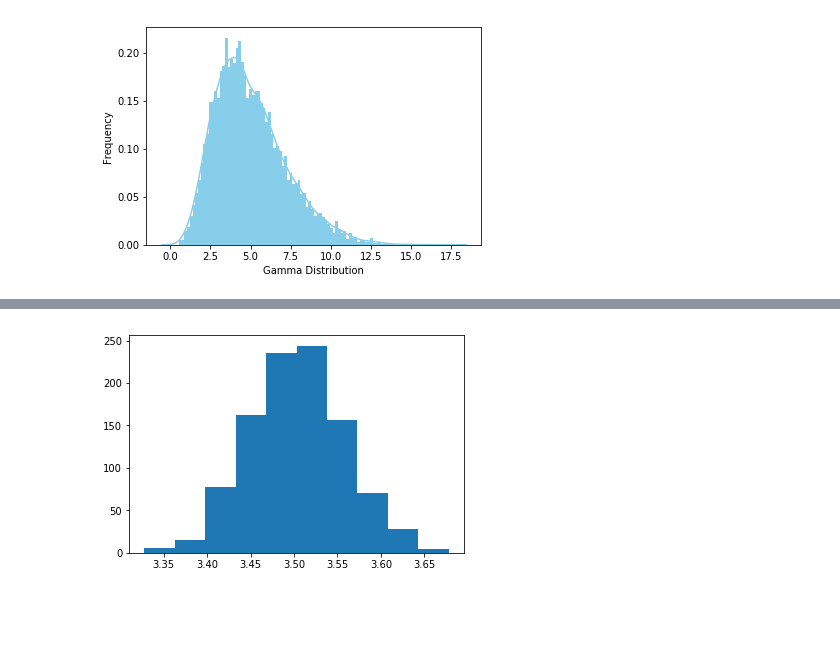
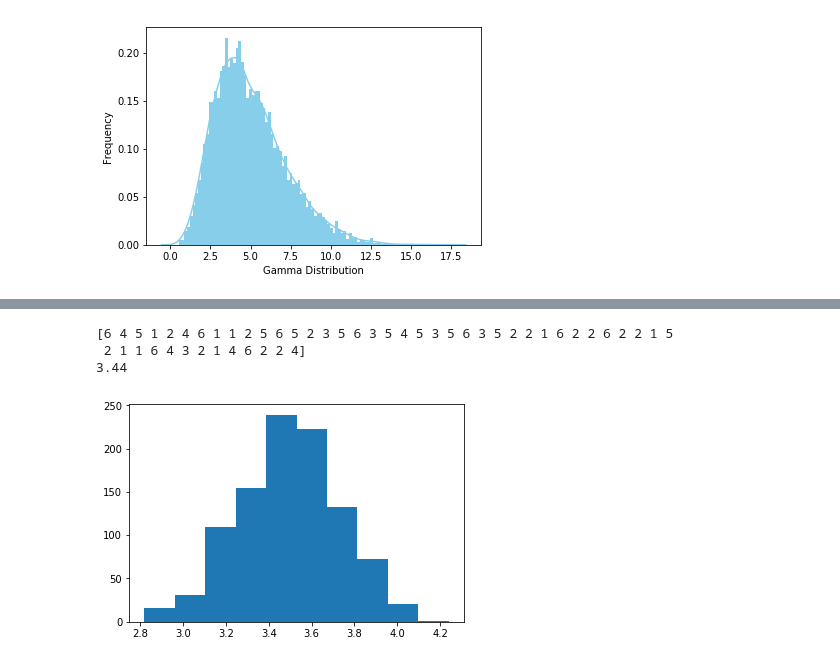
Before and after one commit to sn3fru/datascience_course, a Jupyter notebook: 1-analise-exploratória-basica/01-lendo-dados-e-medidas-centralidade/aula1.ipynb, the cells around one changed output, grey strips where cells are left out. Drawn from its saved outputs; the diff is of its cells as text; code cells hidden in the pictures; blank space fills up the shorter version.

```diff
--- a/1-analise-exploratória-basica/01-lendo-dados-e-medidas-centralidade/aula1.ipynb
+++ b/1-analise-exploratória-basica/01-lendo-dados-e-medidas-centralidade/aula1.ipynb
@@ -343,18 +400,36 @@ Na inferência estatística a utilidade do teorema central do limite vai desde e
+# %%
+# generate random dice rolls
+from numpy.random import seed
+from numpy.random import randint
+from numpy import mean
+# seed the random number generator
+seed(1)
+# generate a sample of die rolls
+
+n = 50
+
+rolls = randint(1, 7, n)
+print(rolls)
+print(mean(rolls))
+# %% [output]
+[6 4 5 1 2 4 6 1 1 2 5 6 5 2 3 5 6 3 5 4 5 3 5 6 3 5 2 2 1 6 2 2 6 2 2 1 5
+ 2 1 1 6 4 3 2 1 4 6 2 2 4]
+3.44
 # %%
 # demonstration of the central limit theorem
 from numpy.random import seed
 from numpy.random import randint
 from numpy import mean
 from matplotlib import pyplot
 # seed the random number generator
 seed(1)
 # calculate the mean of 50 dice rolls 1000 times
 
-n = 1000
+n = 50
 
 means = [mean(randint(1, 7, n)) for _ in range(1000)]
 # plot the distribution of sample means
 pyplot.hist(means)
 pyplot.show()
 # %% [output]
-[figure, old version]
+[figure, new version]
```
Also changed, not shown: parts of 15 cells of this notebook, 1 other file.
